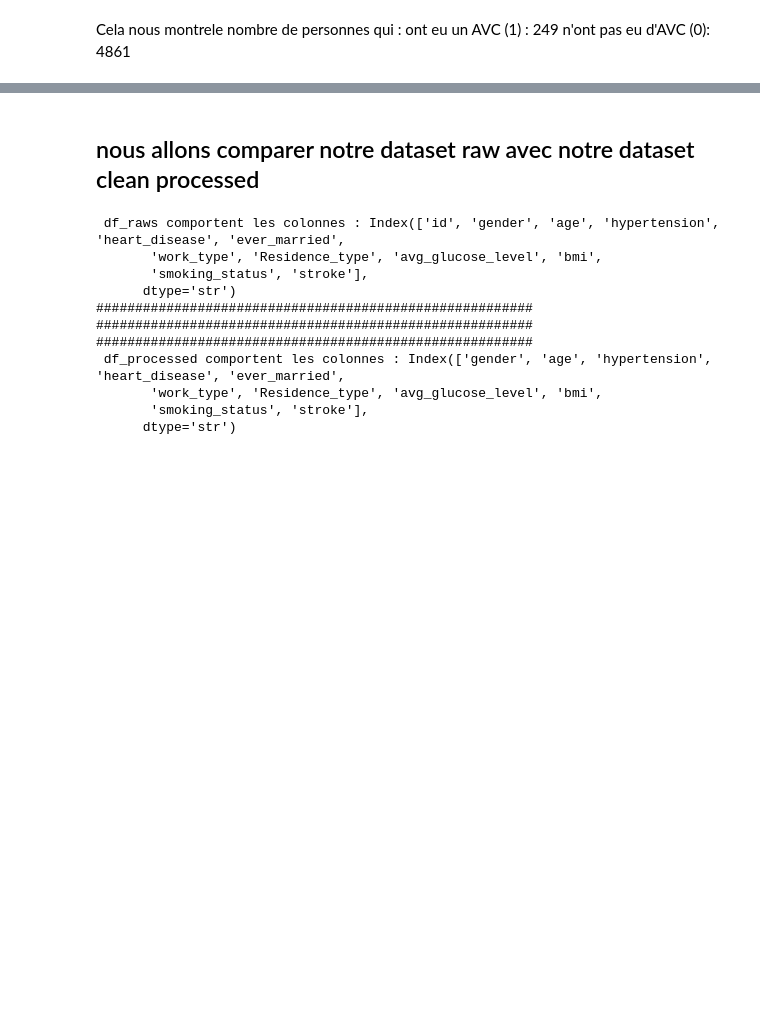
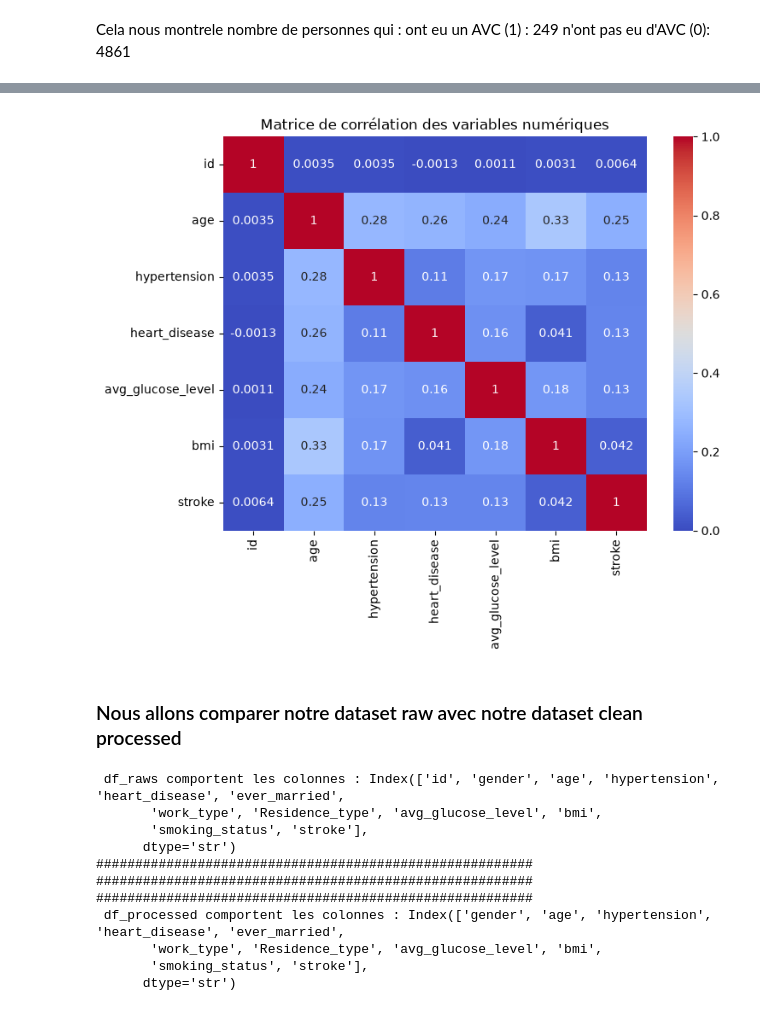
Before and after one commit to Audrey-Djomi/Pr-diction-du-risque-d-AVC-par-Machine-Learning, a Jupyter notebook: notebooks/01_data_exploration.ipynb, the cells around one changed output, grey strips where cells are left out. Saved outputs shown, nothing was run; the diff lists cells and outputs as text; code cells hidden in the pictures; blank space fills up the shorter version.

```diff
--- a/notebooks/01_data_exploration.ipynb
+++ b/notebooks/01_data_exploration.ipynb
@@ -148,0 +240,5 @@ Name: proportion, dtype: float64
+# %%
+df_numeric = df_raw.select_dtypes(include="number")
+
+corr_num = df_numeric.corr()
+corr_num
@@ -149,5 +254,20 @@ Name: proportion, dtype: float64
+# %%
+# nous allons observer cela grâce à un heatmap
+plt.figure(figsize=(8,6))
+
+sns.heatmap(
+    corr_num,
+    annot=True,
+    cmap="coolwarm"
+)
+
+plt.title("Matrice de corrélation des variables numériques")
+
+plt.show()
+# %% [output]
+[figure, added]
 # %% [markdown]
-## nous allons comparer notre dataset raw avec notre dataset clean processed
+### Nous allons comparer notre dataset raw avec notre dataset clean processed
 # %%
 print (f" df_raws comportent les colonnes : {df_raw.columns}")
 
```
Also changed, not shown: parts of 12 cells of this notebook, 1 other file.
